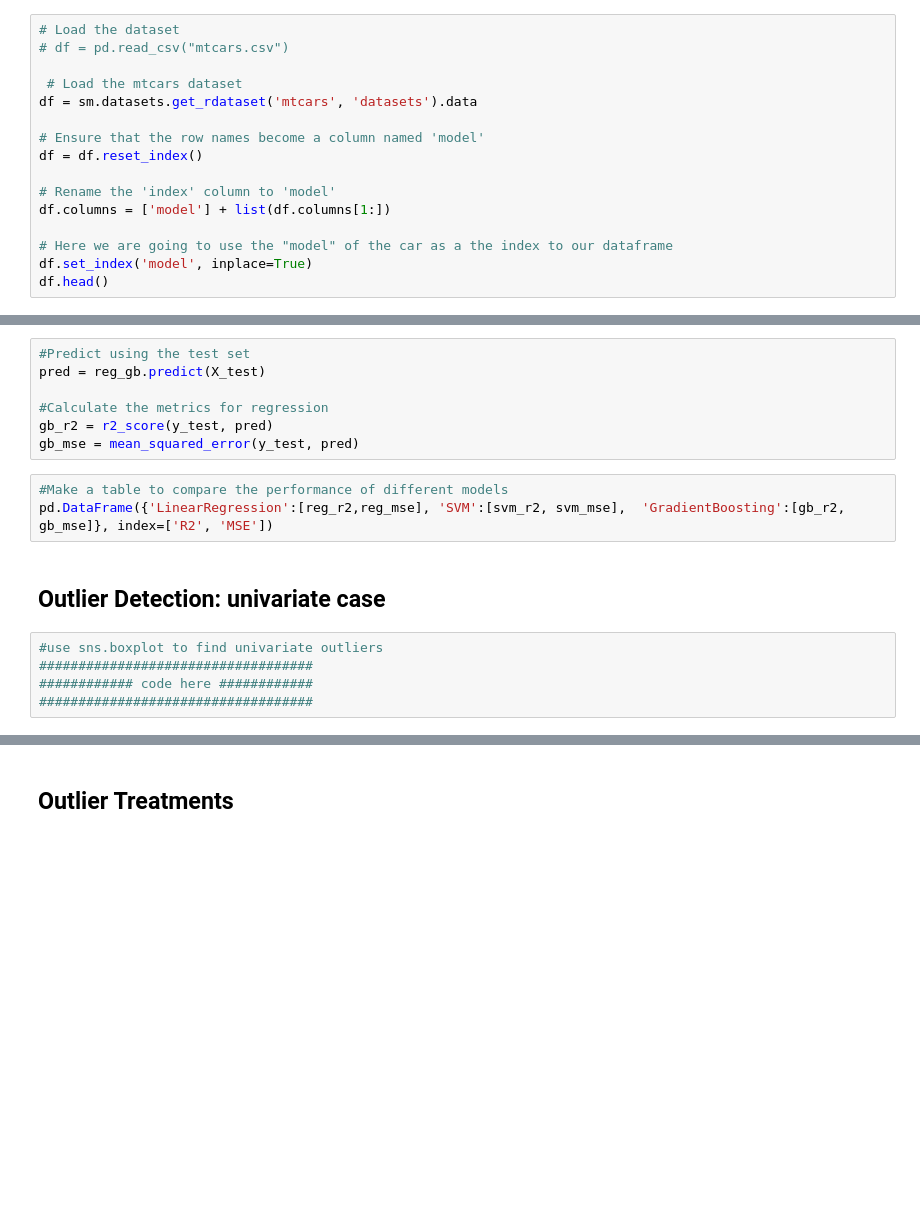
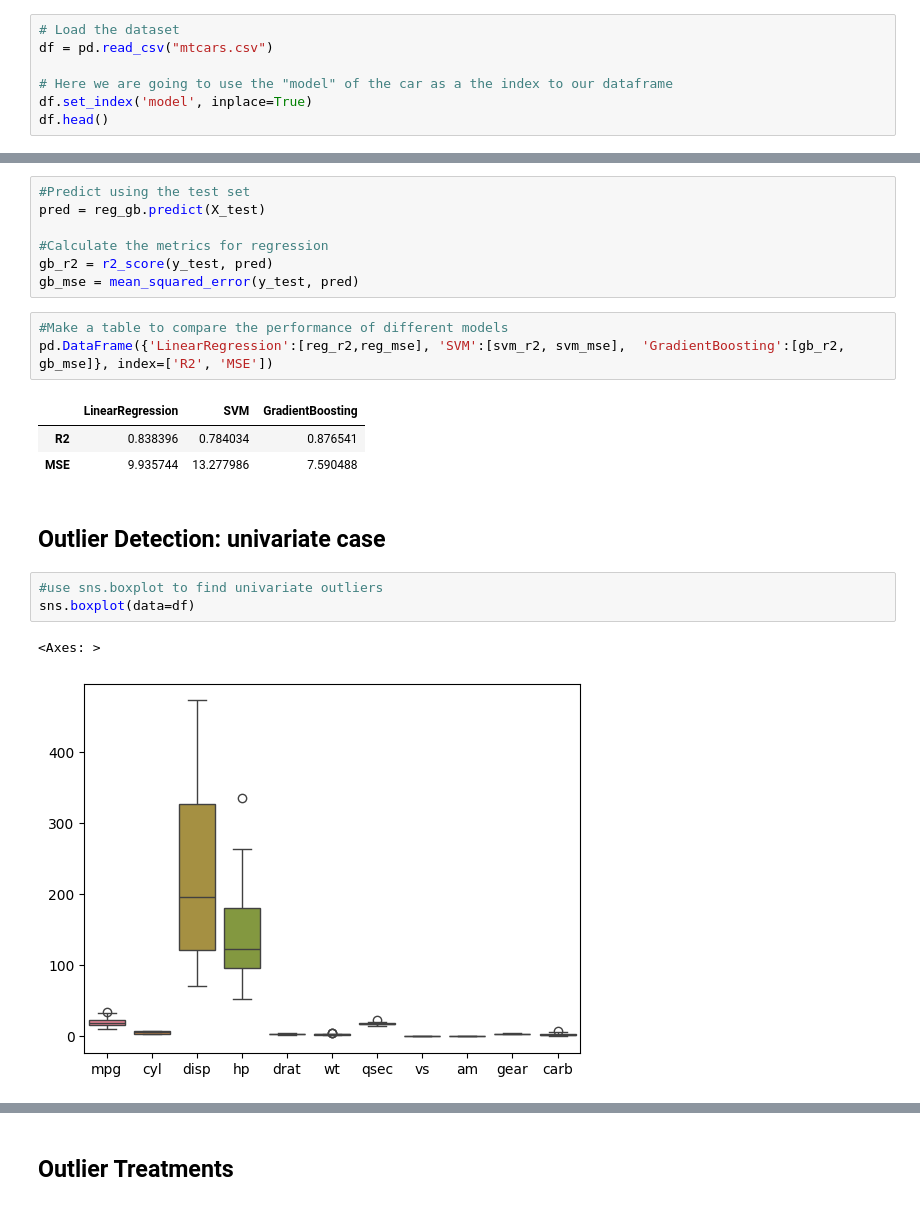
Before and after one commit to EviIius/DSBA6190, a Jupyter notebook: HW1/hw1_outlier_detection_v1.ipynb, the cells around one changed output, grey strips where cells are left out. Drawn from its saved outputs; the diff is of its cells as text; blank space fills up the shorter version.

````diff
--- a/HW1/hw1_outlier_detection_v1.ipynb
+++ b/HW1/hw1_outlier_detection_v1.ipynb
@@ -55,16 +55,7 @@ carb - # of carburetors.
 ```
 # %%
 # Load the dataset
-# df = pd.read_csv("mtcars.csv")
-
- # Load the mtcars dataset
-df = sm.datasets.get_rdataset('mtcars', 'datasets').data
-
-# Ensure that the row names become a column named 'model'
-df = df.reset_index()
-
-# Rename the 'index' column to 'model'
-df.columns = ['model'] + list(df.columns[1:])
+df = pd.read_csv("mtcars.csv")
 
 # Here we are going to use the "model" of the car as a the index to our dataframe
 df.set_index('model', inplace=True)
@@ -215,13 +208,18 @@ gb_mse = mean_squared_error(y_test, pred)
 # %%
 #Make a table to compare the performance of different models
 pd.DataFrame({'LinearRegression':[reg_r2,reg_mse], 'SVM':[svm_r2, svm_mse],  'GradientBoosting':[gb_r2, gb_mse]}, index=['R2', 'MSE'])
+# %% [output]
+|  | LinearRegression | SVM | GradientBoosting |
+| R2 | 0.838396 | 0.784034 | 0.876541 |
+| MSE | 9.935744 | 13.277986 | 7.590488 |
 # %% [markdown]
 ## Outlier Detection: univariate case
 # %%
 #use sns.boxplot to find univariate outliers
-###################################
-############ code here ############
-###################################
+sns.boxplot(data=df)
+# %% [output]
+<Axes: >
+[figure, added]
 # %%
 # Find the outliers for "wt"
 wtQ1 = df['wt'].quantile(0.25)
````
Also changed, not shown: parts of 3 cells of this notebook, 1 other file.
